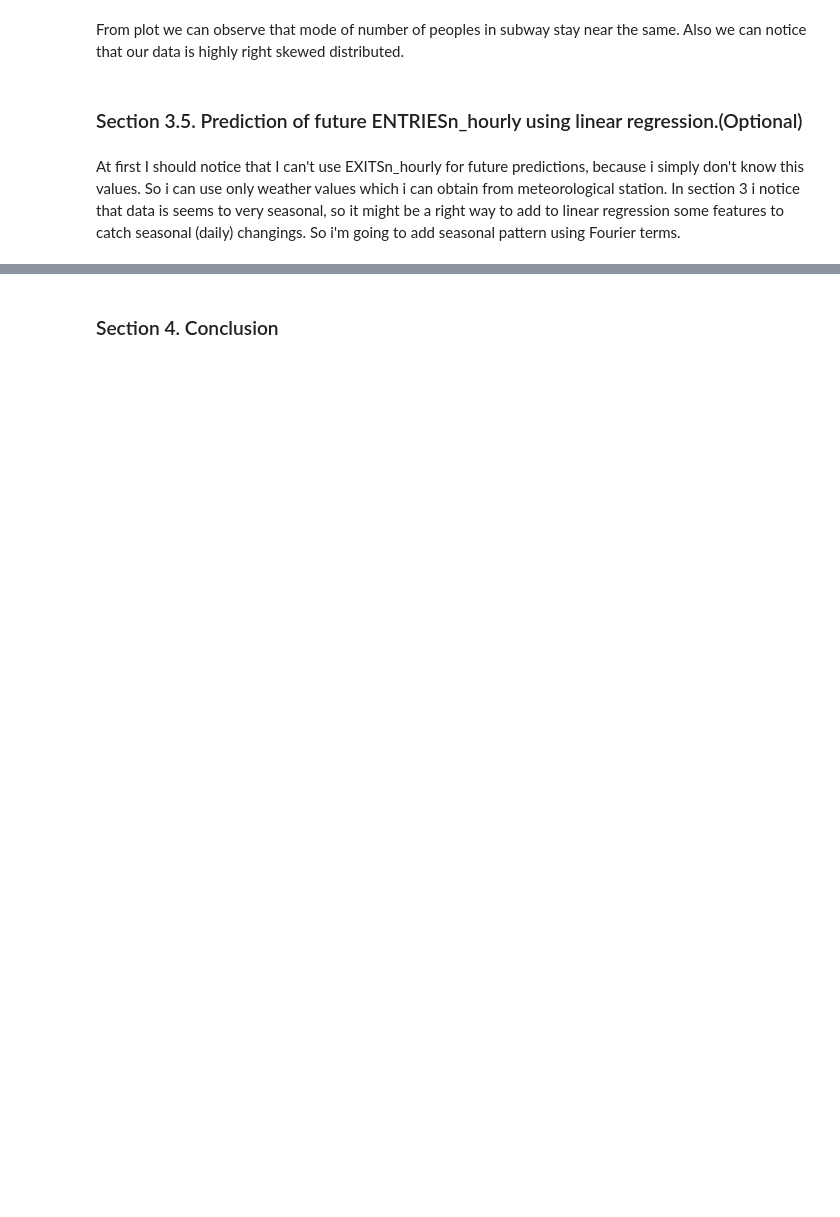
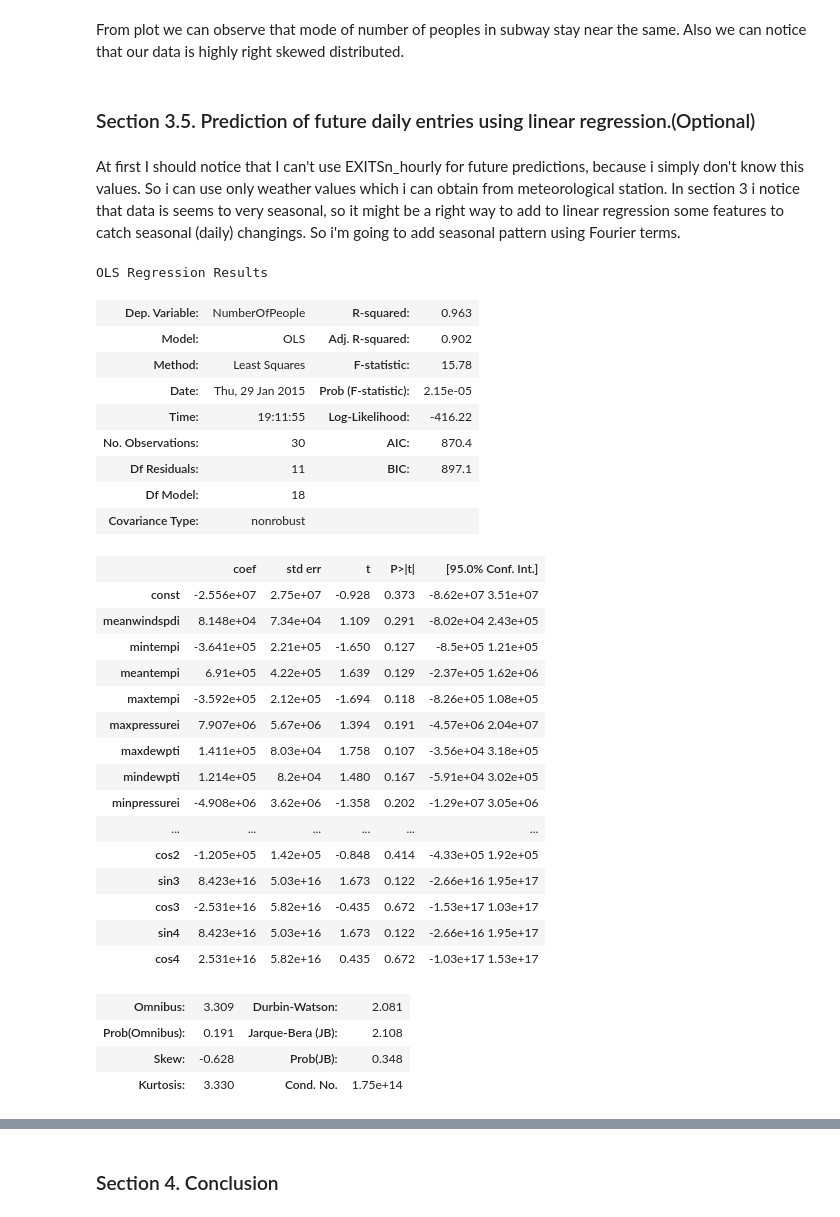
Before and after one commit to orenov/udacity-nanodegree-data-analyst, a Jupyter notebook: Intro-to-Data-Science/Project/AnalyzingSubwayData.ipynb, the cells around one changed output, grey strips where cells are left out. Cells and saved outputs as stored; diff of their text form; code cells hidden in the pictures; blank space fills up the shorter version.

```diff
--- a/Intro-to-Data-Science/Project/AnalyzingSubwayData.ipynb
+++ b/Intro-to-Data-Science/Project/AnalyzingSubwayData.ipynb
@@ -199,6 +197,6 @@ ggplot(df, aes(x='ENTRIESn_hourly', fill='fograin', color='fograin')) + \
 # %% [markdown]
 From plot we can observe that mode of number of peoples in subway stay near the same. Also we can notice that our data is highly right skewed distributed.
 # %% [markdown]
-### Section 3.5. Prediction of future ENTRIESn_hourly using linear regression.(Optional)
+### Section 3.5. Prediction of future daily entries using linear regression.(Optional)
 # %% [markdown]
 At first I should notice that I can't use EXITSn_hourly for future predictions, because i simply don't know this values. So i can use only weather values which i can obtain from meteorological station. In section 3 i notice that data is seems to very seasonal, so it might be a right way to add to linear regression some features to catch seasonal (daily) changings. So i'm going to add seasonal pattern using Fourier terms.
@@ -207,0 +203,70 @@ def add():
+# %%
+#Read again data
+df = pandas.read_csv('turnstile_data_master_with_weather.csv')
+#define season in seconds (1 week)
+season = 7 * 24 * 60 * 60
+
+df1 = df[['ENTRIESn_hourly', 'DATEn']].groupby('DATEn').sum()
+df1.index.name = 'Date'
+df1.reset_index(inplace=True)
+df1.columns = ['Date', 'NumberOfPeople']
+df2 = df[['meanwindspdi', 'mintempi', 'meantempi', 'maxtempi','maxpressurei', 'maxdewpti', 'mindewpti', 'minpressurei', 'meandewpti', 'meanpressurei', 'DATEn']].groupby('DATEn').mean()
+df2.reset_index(inplace=True)
+##concat df1 and df2
+main = pandas.concat([df1,df2], 1)
+main = main.drop('DATEn', 1)
+main['Date'] = pandas.to_datetime(main['Date'])
+main['UnixTime'] = main['Date'].astype(numpy.int64) // 10**9
+#function to add fourier terms to data frame, n - number of terms
+def add(df, n, col_time_name):
+    for i in range(1,n+1):
+        col_sin_name = "sin" + str(i)
+        col_cos_name = "cos" + str(i)
+        sin = lambda x: math.sin(2*math.pi*i*x/season)
+        cos = lambda x: math.cos(2*math.pi*i*x/season)
+
+        df[col_sin_name] = df[col_time_name].apply(sin)
+        df[col_cos_name] = df[col_time_name].apply(cos)
+
+    return df
+
+main = add(main, 4, 'UnixTime')
+cols = list(main.columns.values)
+cols_x = [x for x in cols if x not in ['NumberOfPeople', 'Date', 'UnixTime']]
+y = main['NumberOfPeople']
+x = main[cols_x]
+x = sm.add_constant(x)
+model = sm.OLS(y,x)
+results = model.fit()
+results.summary()
+# %% [output]
+OLS Regression Results
+| Dep. Variable: | NumberOfPeople | R-squared: | 0.963 |
+| Model: | OLS | Adj. R-squared: | 0.902 |
+| Method: | Least Squares | F-statistic: | 15.78 |
+| Date: | Thu, 29 Jan 2015 | Prob (F-statistic): | 2.15e-05 |
+| Time: | 19:11:55 | Log-Likelihood: | -416.22 |
+| No. Observations: | 30 | AIC: | 870.4 |
+| Df Residuals: | 11 | BIC: | 897.1 |
+| Df Model: | 18 |  |  |
+| Covariance Type: | nonrobust |  |  |
+|  | coef | std err | t | P>|t| | [95.0% Conf. Int.] |
+| const | -2.556e+07 | 2.75e+07 | -0.928 | 0.373 | -8.62e+07 3.51e+07 |
+| meanwindspdi | 8.148e+04 | 7.34e+04 | 1.109 | 0.291 | -8.02e+04 2.43e+05 |
+| mintempi | -3.641e+05 | 2.21e+05 | -1.650 | 0.127 | -8.5e+05 1.21e+05 |
+| meantempi | 6.91e+05 | 4.22e+05 | 1.639 | 0.129 | -2.37e+05 1.62e+06 |
+| maxtempi | -3.592e+05 | 2.12e+05 | -1.694 | 0.118 | -8.26e+05 1.08e+05 |
+| maxpressurei | 7.907e+06 | 5.67e+06 | 1.394 | 0.191 | -4.57e+06 2.04e+07 |
+| maxdewpti | 1.411e+05 | 8.03e+04 | 1.758 | 0.107 | -3.56e+04 3.18e+05 |
+| mindewpti | 1.214e+05 | 8.2e+04 | 1.480 | 0.167 | -5.91e+04 3.02e+05 |
+| minpressurei | -4.908e+06 | 3.62e+06 | -1.358 | 0.202 | -1.29e+07 3.05e+06 |
+| ... | ... | ... | ... | ... | ... |
+| cos2 | -1.205e+05 | 1.42e+05 | -0.848 | 0.414 | -4.33e+05 1.92e+05 |
+| sin3 | 8.423e+16 | 5.03e+16 | 1.673 | 0.122 | -2.66e+16 1.95e+17 |
+| cos3 | -2.531e+16 | 5.82e+16 | -0.435 | 0.672 | -1.53e+17 1.03e+17 |
+| sin4 | 8.423e+16 | 5.03e+16 | 1.673 | 0.122 | -2.66e+16 1.95e+17 |
+| cos4 | 2.531e+16 | 5.82e+16 | 0.435 | 0.672 | -1.03e+17 1.53e+17 |
+| Omnibus: | 3.309 | Durbin-Watson: | 2.081 |
+| Prob(Omnibus): | 0.191 | Jarque-Bera (JB): | 2.108 |
+| Skew: | -0.628 | Prob(JB): | 0.348 |
+| Kurtosis: | 3.330 | Cond. No. | 1.75e+14 |
```
Also changed, not shown: parts of 11 cells of this notebook.
